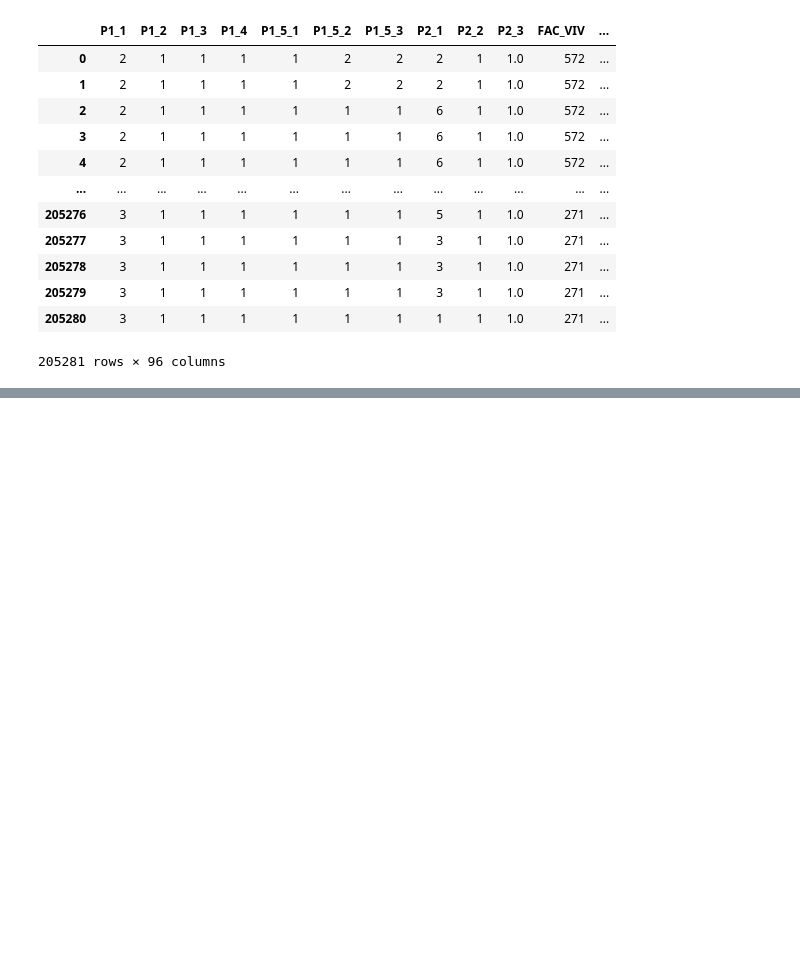
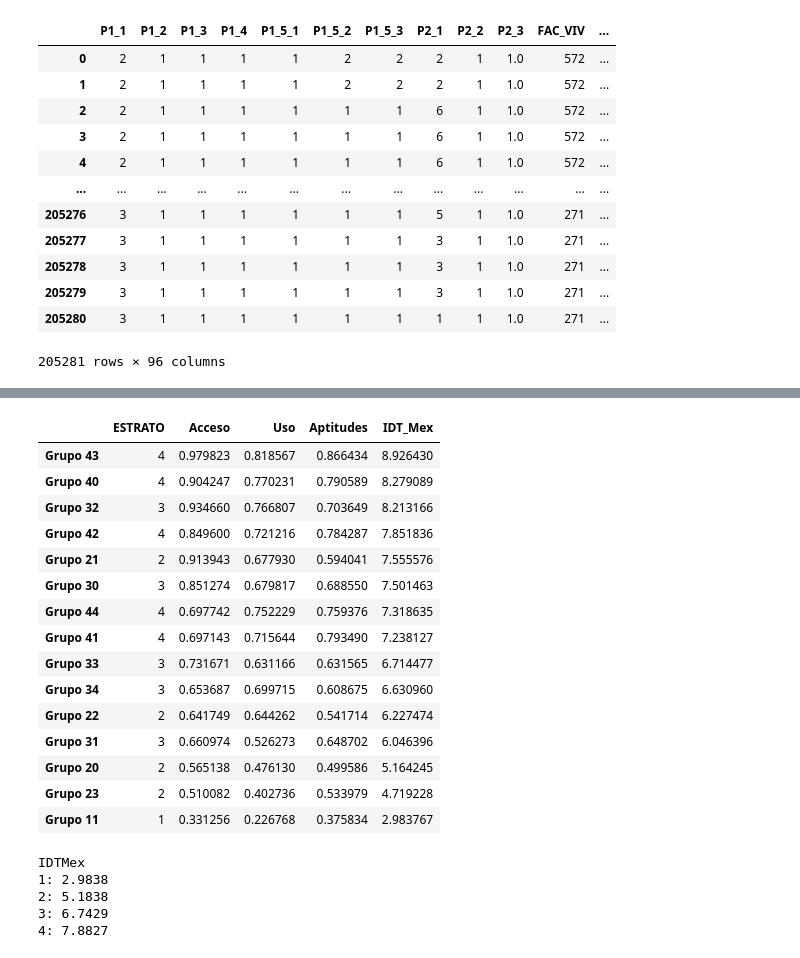
Before and after one commit to tipicanerd/DivisionDigitalMX, a Jupyter notebook: IDTMexGrupos.ipynb, the cells around one changed output, grey strips where cells are left out. Drawn from its saved outputs; the diff is of its cells as text; code cells hidden in the pictures; blank space fills up the shorter version.

```diff
--- a/IDTMexGrupos.ipynb
+++ b/IDTMexGrupos.ipynb
@@ -163,0 +174,31 @@ resumen_df
+# %%
+resumen_df.sort_values(by="IDT_Mex", ascending=False)
+# %% [output]
+|  | ESTRATO | Acceso | Uso | Aptitudes | IDT_Mex |
+| Grupo 43 | 4 | 0.979823 | 0.818567 | 0.866434 | 8.926430 |
+| Grupo 40 | 4 | 0.904247 | 0.770231 | 0.790589 | 8.279089 |
+| Grupo 32 | 3 | 0.934660 | 0.766807 | 0.703649 | 8.213166 |
+| Grupo 42 | 4 | 0.849600 | 0.721216 | 0.784287 | 7.851836 |
+| Grupo 21 | 2 | 0.913943 | 0.677930 | 0.594041 | 7.555576 |
+| Grupo 30 | 3 | 0.851274 | 0.679817 | 0.688550 | 7.501463 |
+| Grupo 44 | 4 | 0.697742 | 0.752229 | 0.759376 | 7.318635 |
+| Grupo 41 | 4 | 0.697143 | 0.715644 | 0.793490 | 7.238127 |
+| Grupo 33 | 3 | 0.731671 | 0.631166 | 0.631565 | 6.714477 |
+| Grupo 34 | 3 | 0.653687 | 0.699715 | 0.608675 | 6.630960 |
+| Grupo 22 | 2 | 0.641749 | 0.644262 | 0.541714 | 6.227474 |
+| Grupo 31 | 3 | 0.660974 | 0.526273 | 0.648702 | 6.046396 |
+| Grupo 20 | 2 | 0.565138 | 0.476130 | 0.499586 | 5.164245 |
+| Grupo 23 | 2 | 0.510082 | 0.402736 | 0.533979 | 4.719228 |
+| Grupo 11 | 1 | 0.331256 | 0.226768 | 0.375834 | 2.983767 |
+# %%
+print("IDTMex")
+for grupo in sorted(endutih_completa.ESTRATO.unique()):
+    idtmex = IDTMex.IDTMex(endutih_completa[endutih_completa.ESTRATO==grupo])
+
+    print(f"{grupo}: {idtmex:.4f}")
+# %% [output]
+IDTMex
+1: 2.9838
+2: 5.1838
+3: 6.7429
+4: 7.8827
```
Also changed, not shown: parts of 6 cells of this notebook, 8 other files.
